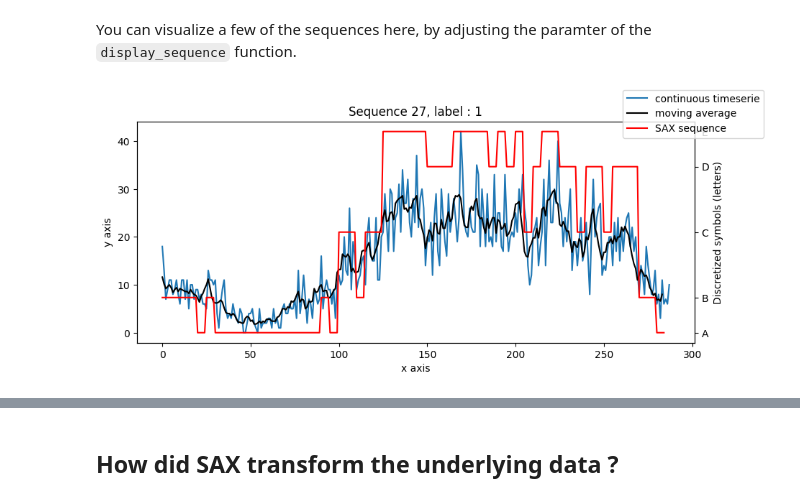
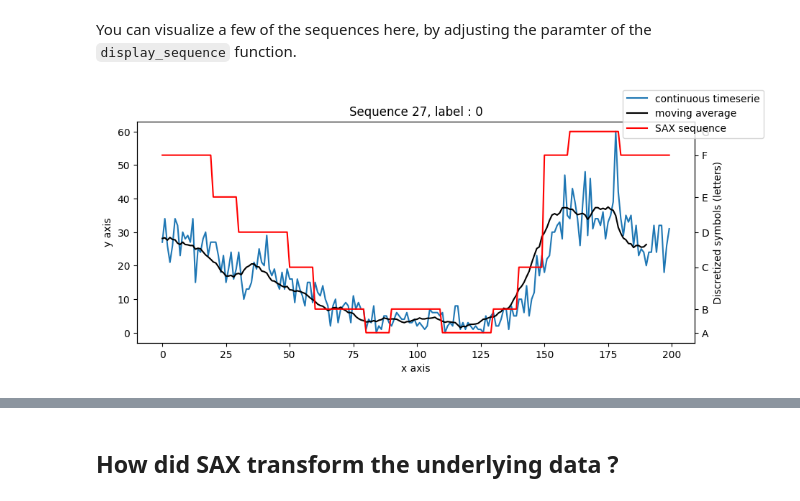
Before and after one commit to midsougou/DAD_library, a Jupyter notebook: dataset_explorer.ipynb, the cells around one changed output, grey strips where cells are left out. Drawn from its saved outputs; the diff is of its cells as text; code cells hidden in the pictures.

Commit message:
clean the real_dataset exploration notebook

```diff
--- a/dataset_explorer.ipynb
+++ b/dataset_explorer.ipynb
@@ -56,8 +62,14 @@ Since the data is actually a dataset of continuous sequences, we will need trans
 # %%
-from utils import SAX, DataInspector
 
-filename = "../Data/DodgerLoopGame/dataset.pkl"
+# filename = "../Data/DodgerLoopGame/dataset.pkl"
 
-saxer = SAX(word_size=5, alphabet_size=5, mode="local")
-continuous_timeseries = saxer.ingest_pickle(filename)
-dataset = saxer.transform()
+# saxer = SAX(word_size=5, alphabet_size=5, mode="local")
+# continuous_timeseries = saxer.ingest_pickle(filename)
+# dataset = saxer.transform()
+
+folder_path = "../Data/TSB_UAD/TSB-UAD-Public/Dodgers"
+
+
+sax = SAX(word_size=10, alphabet_size=7, mode="local")  # Set SAX parameters
+df_clean = sax.read_file(os.path.join(folder_path, "101-freeway-traffic.test.out"))
+print(f"Data loaded with {len(df_clean)} points.")
@@ -64,6 +88,6 @@ dataset = saxer.transform()
 # %% [markdown]
 You can visualize a few of the sequences here, by adjusting the paramter of the `display_sequence` function.
 # %%
-saxer.display_sequence(27, display_moving_average=True)
+sax.display_sequence(27, display_moving_average=True)
 # %% [output]
-[figure, old version]
+[figure, new version]
```
Also changed, not shown: parts of 22 cells of this notebook, 1 other file.
